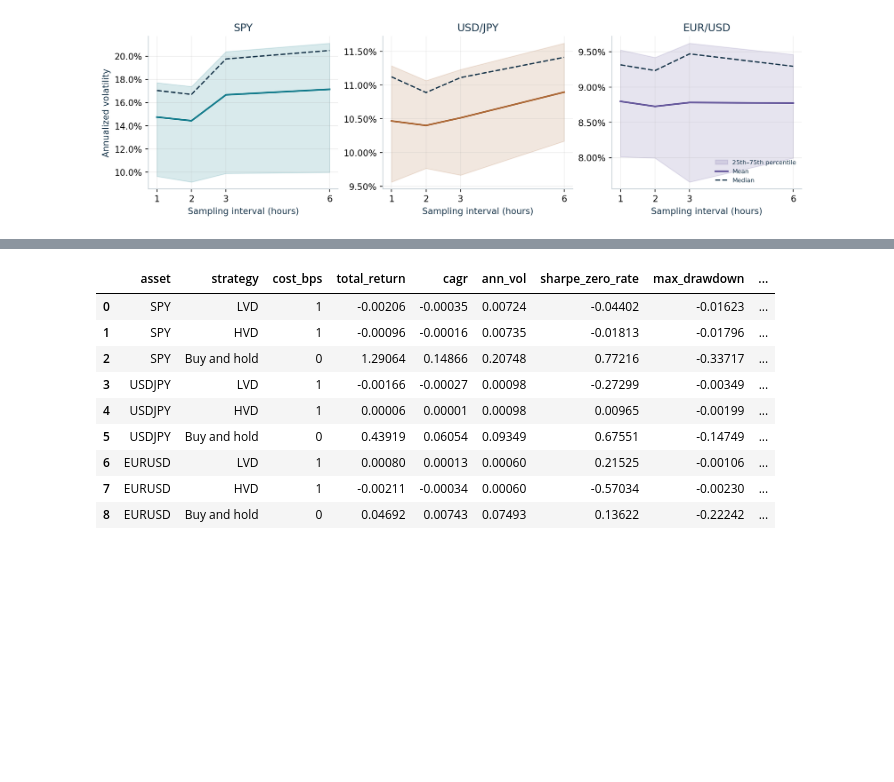
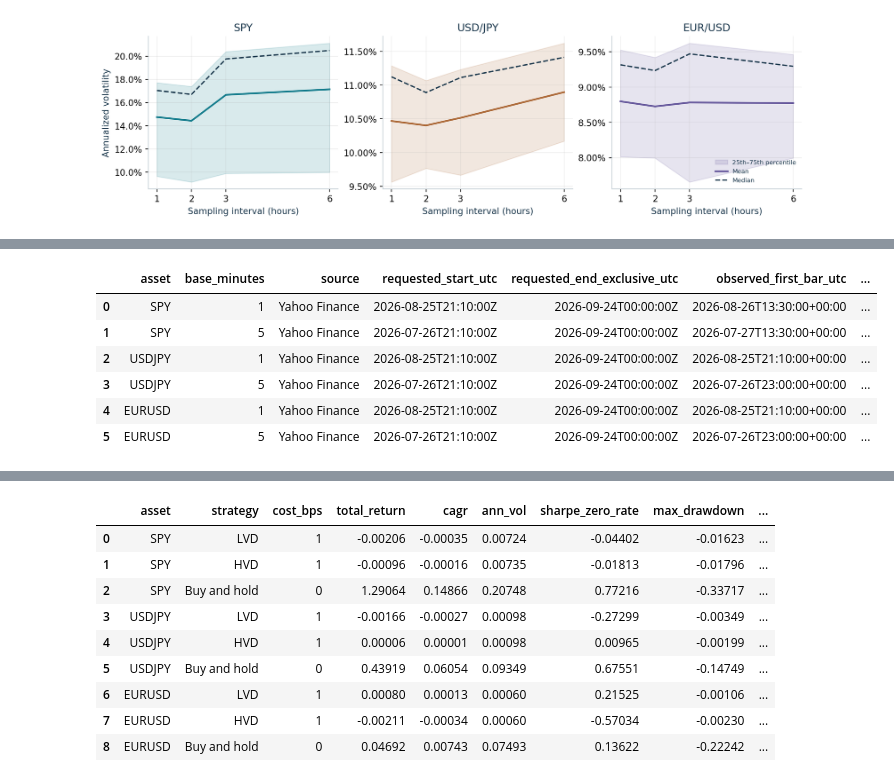
Before and after one commit to ph2606/Stat-Arb-Volatility-Signature, a Jupyter notebook: volatility_signature.ipynb, the cells around one changed output, grey strips where cells are left out. Saved outputs shown, nothing was run; the diff lists cells and outputs as text; code cells hidden in the pictures; blank space fills up the shorter version.

```diff
--- a/volatility_signature.ipynb
+++ b/volatility_signature.ipynb
@@ -302,0 +334,10 @@ figure('intraday_rolling_distribution.png')
+# %%
+minute_coverage = table('minute_coverage')
+# %% [output]
+|  | asset | base_minutes | source | requested_start_utc | requested_end_exclusive_utc | observed_first_bar_utc | ... |
+| 0 | SPY | 1 | Yahoo Finance | 2026-08-25T21:10:00Z | 2026-09-24T00:00:00Z | 2026-08-26T13:30:00+00:00 | ... |
+| 1 | SPY | 5 | Yahoo Finance | 2026-07-26T21:10:00Z | 2026-09-24T00:00:00Z | 2026-07-27T13:30:00+00:00 | ... |
+| 2 | USDJPY | 1 | Yahoo Finance | 2026-08-25T21:10:00Z | 2026-09-24T00:00:00Z | 2026-08-25T21:10:00+00:00 | ... |
+| 3 | USDJPY | 5 | Yahoo Finance | 2026-07-26T21:10:00Z | 2026-09-24T00:00:00Z | 2026-07-26T23:00:00+00:00 | ... |
+| 4 | EURUSD | 1 | Yahoo Finance | 2026-08-25T21:10:00Z | 2026-09-24T00:00:00Z | 2026-08-25T21:10:00+00:00 | ... |
+| 5 | EURUSD | 5 | Yahoo Finance | 2026-07-26T21:10:00Z | 2026-09-24T00:00:00Z | 2026-07-26T23:00:00+00:00 | ... |
```
Also changed, not shown: parts of 13 cells of this notebook, 32 other files.
